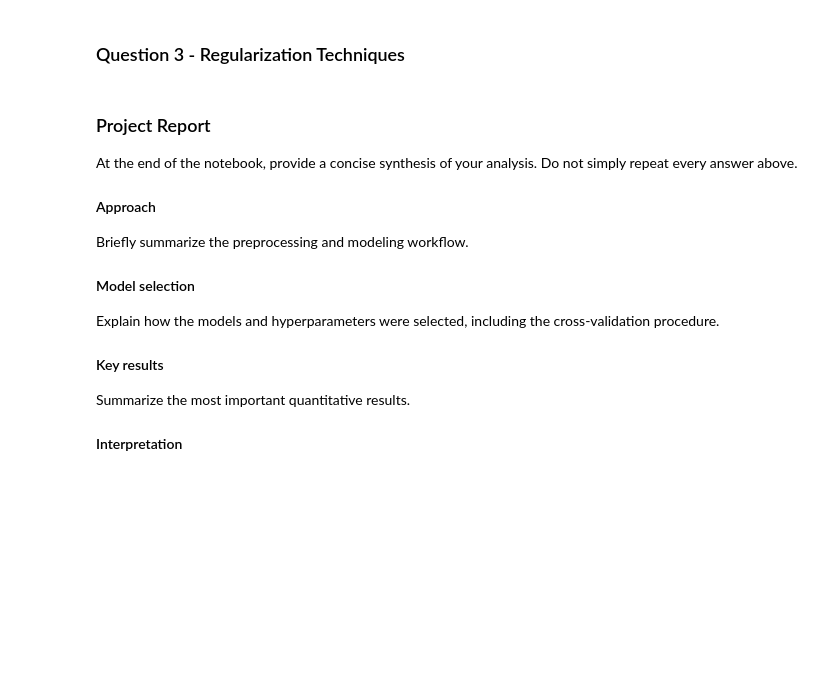
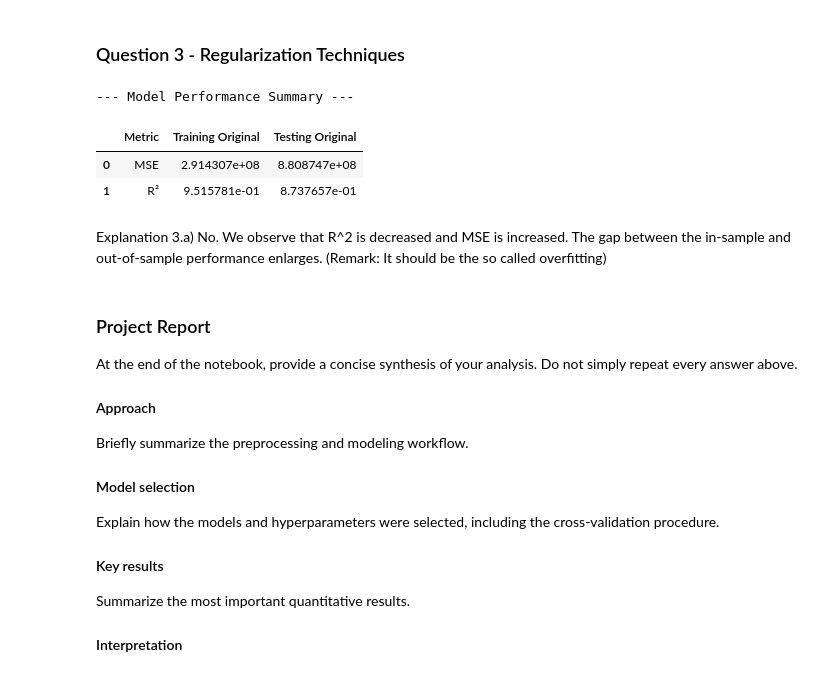
Before and after one commit to minieden/MachineLearningInFinanceProj1, a Jupyter notebook: Coding_Project_1.ipynb, the cells around one changed output. Drawn from its saved outputs; the diff is of its cells as text; code cells hidden in the pictures; blank space fills up the shorter version.

Commit message:
3. a)
Completed 3 a).
I believe that for this point it was sufficient doing a copy paste of the code from the previous point up to a change from x_train_num to x_train

```diff
--- a/Coding_Project_1.ipynb
+++ b/Coding_Project_1.ipynb
@@ -1046,15 +1048,39 @@ from sklearn.preprocessing import StandardScaler, OneHotEncoder
 from sklearn.decomposition import TruncatedSVD
 from sklearn.linear_model import Ridge, Lasso, ElasticNet, LinearRegression
 from sklearn.model_selection import GridSearchCV, KFold
-
 # 3.a) Fit OLS using ALL prepared explanatory variables (numerical + categorical).
 #
 # Use the prepared Housing dataset from Question 1.d).
-#
+ols=LinearRegression()
+ols.fit(X_train, y_train)
 # Required output:
 # - In-sample and out-of-sample MSE and R^2 on the ORIGINAL SalePrice scale.
 # - If the target was transformed, inverse-transform predictions before computing
 #   these metrics.
+y_train_pred_trans = ols.predict(X_train)
+y_test_pred_trans = ols.predict(X_test)
+y_train_orig = np.exp(y_train)
+y_test_orig = np.exp(y_test)
+y_train_pred_original = np.exp(y_train_pred_trans)
+y_test_pred_original = np.exp(y_test_pred_trans)
+
+# Compute MSE and R^2 on the original scale
+mse_train_original = mean_squared_error(y_train_orig, y_train_pred_original)
+mse_test_original = mean_squared_error(y_test_orig, y_test_pred_original)
+r2_train_original = r2_score(y_train_orig, y_train_pred_original)
+r2_test_original = r2_score(y_test_orig, y_test_pred_original)
+
+
+results_table = pd.DataFrame({
+    'Metric': ['MSE', 'R²'],
+    'Training Original': [mse_train_original, r2_train_original],
+    'Testing Original': [mse_test_original, r2_test_original]
+})
+
+print("\n--- Model Performance Summary ---")
+display(results_table)
+
+
 # - Compare the results with the regression using only numerical features from
 #   Question 2.a).
 # - Does including the categorical features improve out-of-sample predictive
@@ -1219,33 +1245,43 @@ from sklearn.model_selection import GridSearchCV, KFold
 # - Number of non-zero FEATURE coefficients for Lasso (exclude the intercept).
 # - Number of non-zero FEATURE coefficients for Elastic Net (exclude the intercept).
 # - Compare with Ridge, which generally shrinks coefficients without setting them
 #   exactly to zero.
 # - For Truncated Pseudoinverse, report the SELECTED NUMBER OF SINGULAR DIRECTIONS,
 #   rather than counting non-zero regression coefficients.
 # - Explain why truncating singular directions is conceptually different from
 #   coefficient sparsity in Lasso / Elastic Net.
 
 
 
 # 3.e) Final model recommendation.
 #
 # Which model would you recommend for predicting house prices?
 #
 # Support the recommendation using BOTH:
 # - empirical performance; and
 # - the structure of the problem.
 #
 # Relevant considerations may include:
 # - number of features;
 # - categorical variables / one-hot encoding;
 # - collinearity;
 # - sparsity;
 # - interpretability;
 # - stability / robustness;
 # - nonlinearity and other limitations of linear models.
 #
 # Explain how the strengths and limitations of your selected method align with
 # the problem structure.
+# %% [output]
+--- Model Performance Summary ---
+|  | Metric | Training Original | Testing Original |
+| 0 | MSE | 2.914307e+08 | 8.808747e+08 |
+| 1 | R² | 9.515781e-01 | 8.737657e-01 |
+# %% [markdown]
+Explanation 3.a)
+No. We observe that R^2 is decreased and MSE is increased.
+The gap between the in-sample and out-of-sample performance enlarges.
+(Remark: It should be the so called overfitting)
 # %% [markdown]
 ### Project Report
 
```
Also changed, not shown: parts of 1 cell of this notebook.
